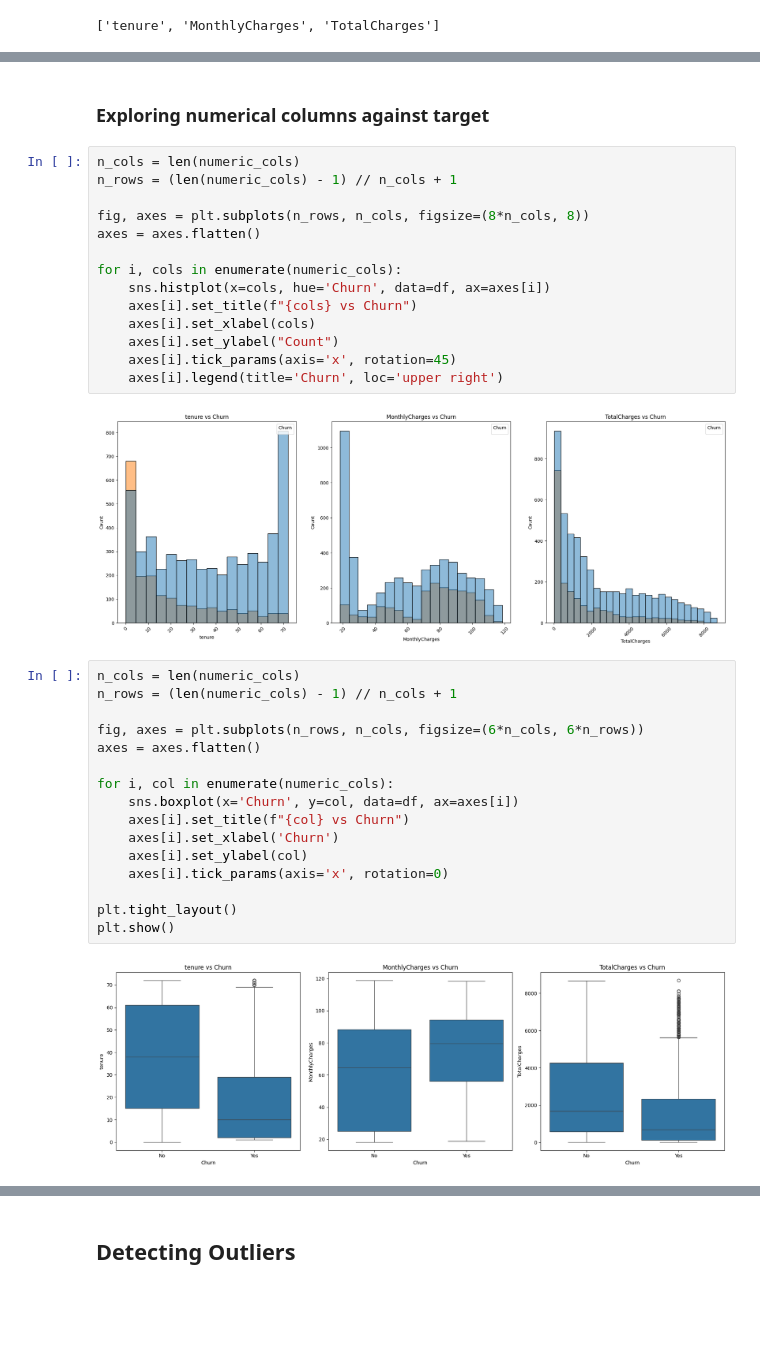
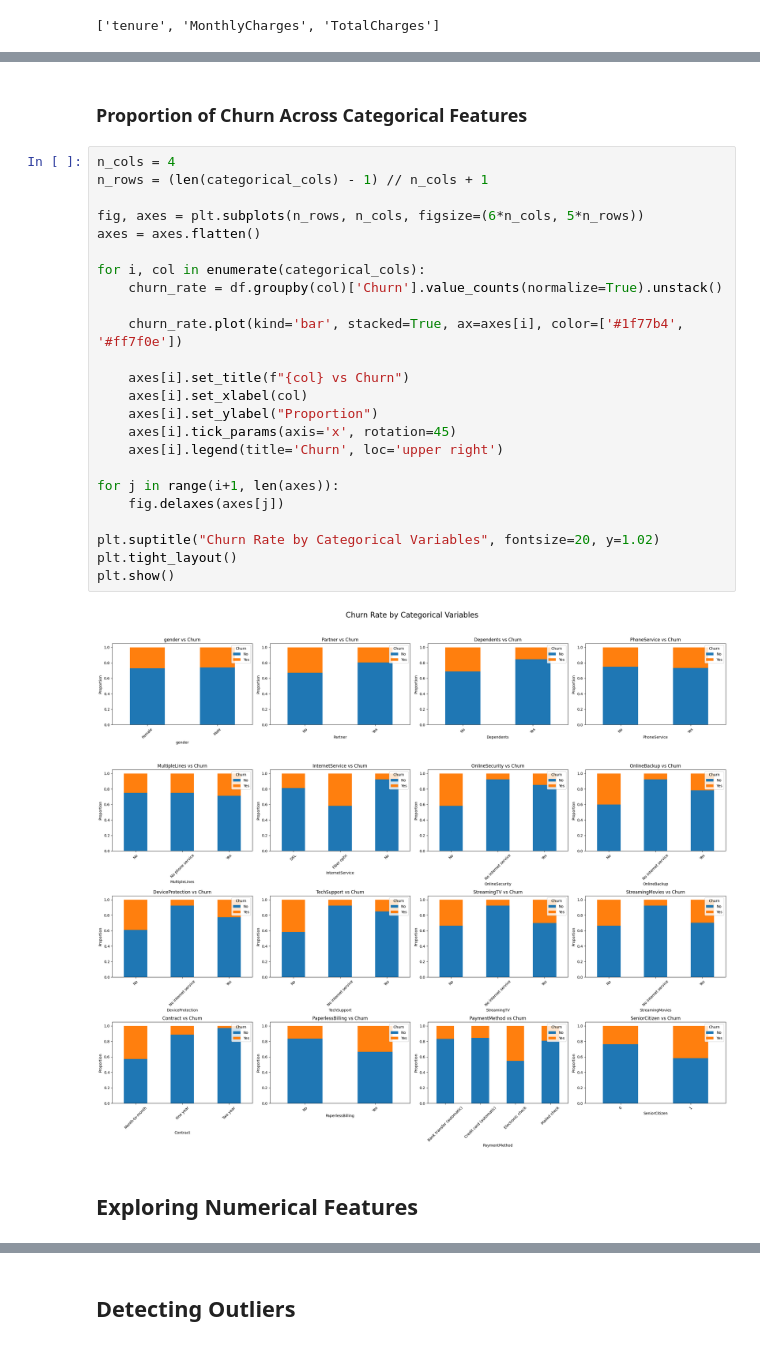
Before and after one commit to sanidavidanagama/Telecom_Churn_Prediction, a Jupyter notebook: notebooks/telco_churn_eda.ipynb, the cells around one changed output, grey strips where cells are left out. Cells and saved outputs as stored; diff of their text form; blank space fills up the shorter version.

```diff
--- a/notebooks/telco_churn_eda.ipynb
+++ b/notebooks/telco_churn_eda.ipynb
@@ -191,36 +277,30 @@ for i, cols in enumerate(categorical_cols):
+# %% [markdown]
+### Proportion of Churn Across Categorical Features
+# %%
+n_cols = 4
+n_rows = (len(categorical_cols) - 1) // n_cols + 1
+
+fig, axes = plt.subplots(n_rows, n_cols, figsize=(6*n_cols, 5*n_rows))
+axes = axes.flatten()
+
+for i, col in enumerate(categorical_cols):
+    churn_rate = df.groupby(col)['Churn'].value_counts(normalize=True).unstack()
+
+    churn_rate.plot(kind='bar', stacked=True, ax=axes[i], color=['#1f77b4', '#ff7f0e'])
+
+    axes[i].set_title(f"{col} vs Churn")
+    axes[i].set_xlabel(col)
+    axes[i].set_ylabel("Proportion")
+    axes[i].tick_params(axis='x', rotation=45)
+    axes[i].legend(title='Churn', loc='upper right')
+
+for j in range(i+1, len(axes)):
+    fig.delaxes(axes[j])
+
+plt.suptitle("Churn Rate by Categorical Variables", fontsize=20, y=1.02)
+plt.tight_layout()
+plt.show()
+# %% [output]
+[figure, added]
 # %% [markdown]
-### Exploring numerical columns against target
+## Exploring Numerical Features
-# %%
-n_cols = len(numeric_cols)
-n_rows = (len(numeric_cols) - 1) // n_cols + 1
-
-fig, axes = plt.subplots(n_rows, n_cols, figsize=(8*n_cols, 8))
-axes = axes.flatten()
-
-for i, cols in enumerate(numeric_cols):
-    sns.histplot(x=cols, hue='Churn', data=df, ax=axes[i])
-    axes[i].set_title(f"{cols} vs Churn")
-    axes[i].set_xlabel(cols)
-    axes[i].set_ylabel("Count")
-    axes[i].tick_params(axis='x', rotation=45)
-    axes[i].legend(title='Churn', loc='upper right')
-# %% [output]
-[figure, removed]
-# %%
-n_cols = len(numeric_cols)
-n_rows = (len(numeric_cols) - 1) // n_cols + 1
-
-fig, axes = plt.subplots(n_rows, n_cols, figsize=(6*n_cols, 6*n_rows))
-axes = axes.flatten()
-
-for i, col in enumerate(numeric_cols):
-    sns.boxplot(x='Churn', y=col, data=df, ax=axes[i])
-    axes[i].set_title(f"{col} vs Churn")
-    axes[i].set_xlabel('Churn')
-    axes[i].set_ylabel(col)
-    axes[i].tick_params(axis='x', rotation=0)
-
-plt.tight_layout()
-plt.show()
-# %% [output]
-[figure, removed]
```
Also changed, not shown: parts of 47 cells of this notebook.
